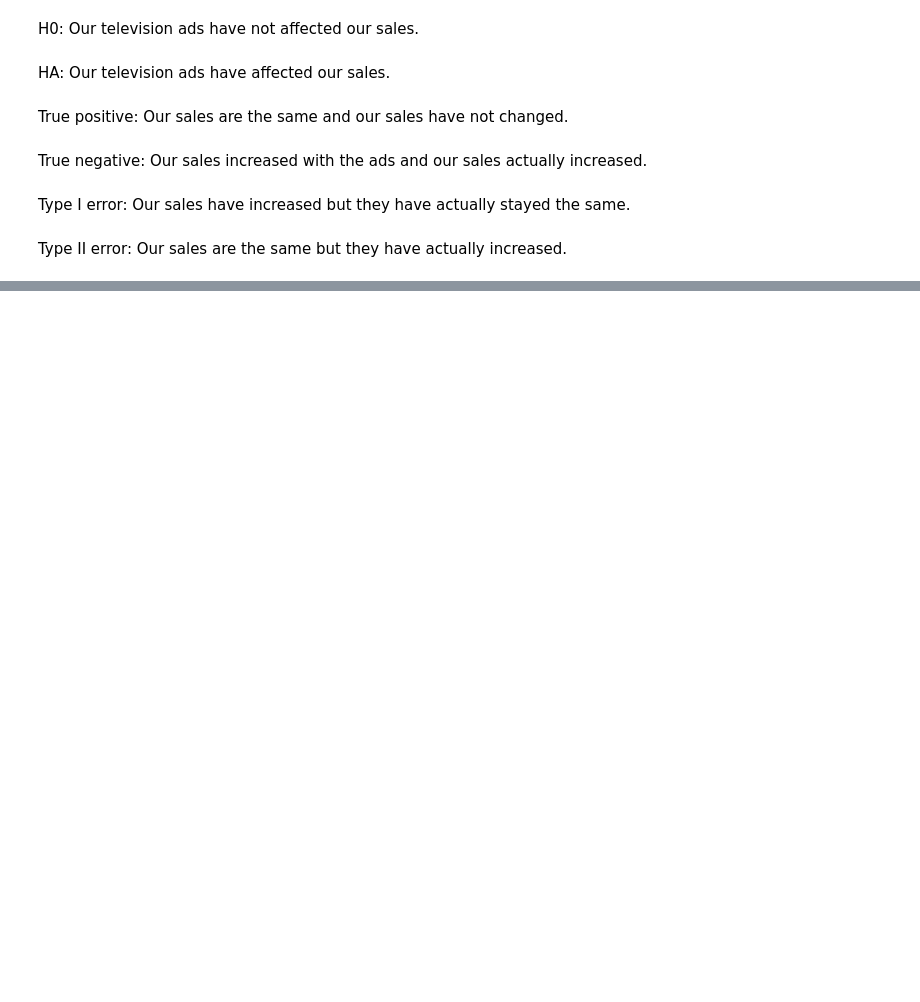
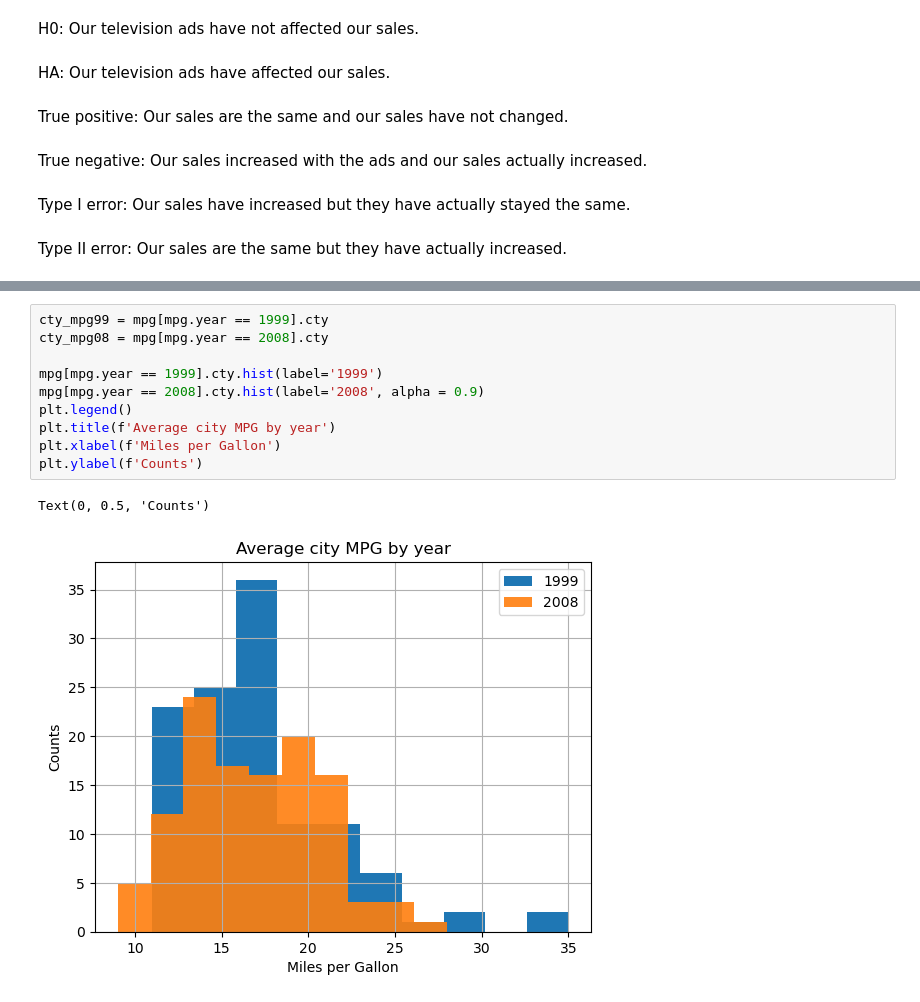
Before and after one commit to JoshuaHolt-Tech/statistics-exercises, a Jupyter notebook: hypothesis_testing.ipynb, the cells around one changed output, grey strips where cells are left out. Saved outputs shown, nothing was run; the diff lists cells and outputs as text; blank space fills up the shorter version.

```diff
--- a/hypothesis_testing.ipynb
+++ b/hypothesis_testing.ipynb
@@ -54,0 +138,13 @@ Type II error: Our sales are the same but they have actually increased.
+# %%
+cty_mpg99 = mpg[mpg.year == 1999].cty
+cty_mpg08 = mpg[mpg.year == 2008].cty
+
+mpg[mpg.year == 1999].cty.hist(label='1999')
+mpg[mpg.year == 2008].cty.hist(label='2008', alpha = 0.9)
+plt.legend()
+plt.title(f'Average city MPG by year')
+plt.xlabel(f'Miles per Gallon')
+plt.ylabel(f'Counts')
+# %% [output]
+Text(0, 0.5, 'Counts')
+[figure, added]
```
Also changed, not shown: parts of 40 cells of this notebook.
